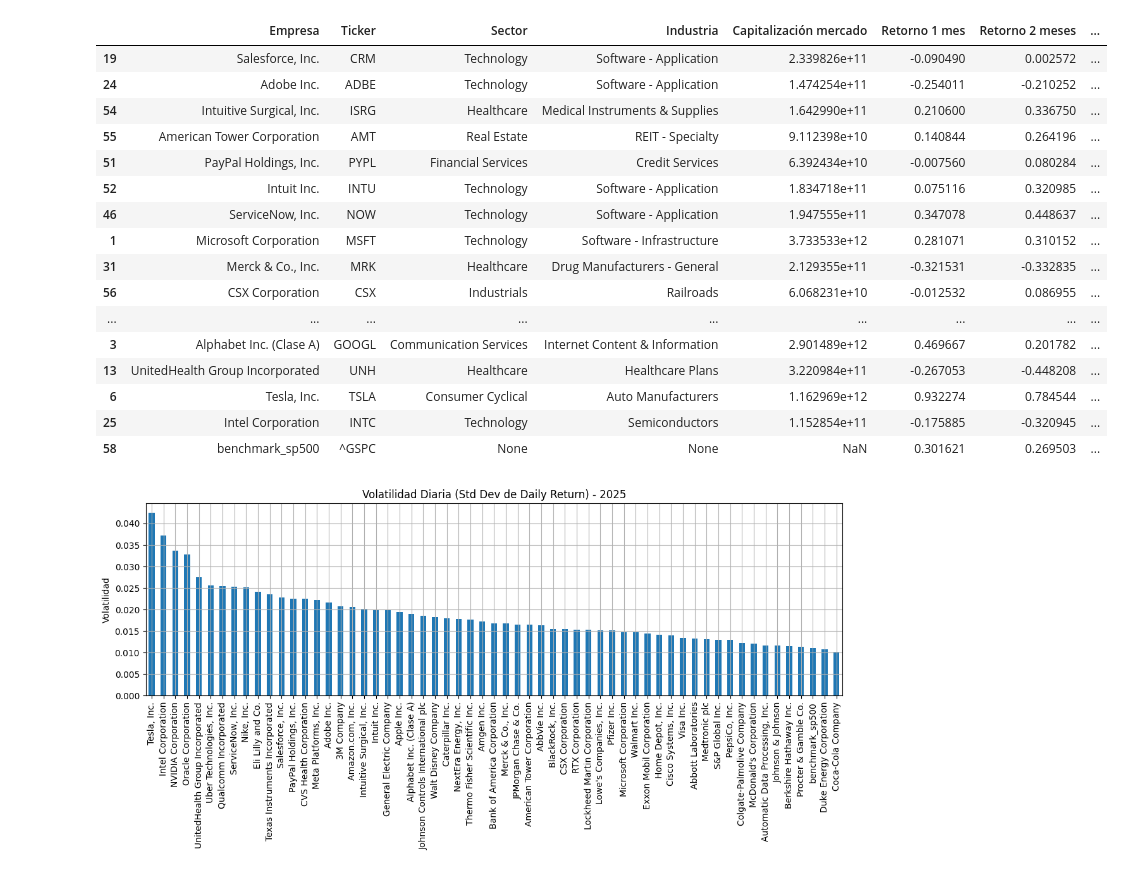
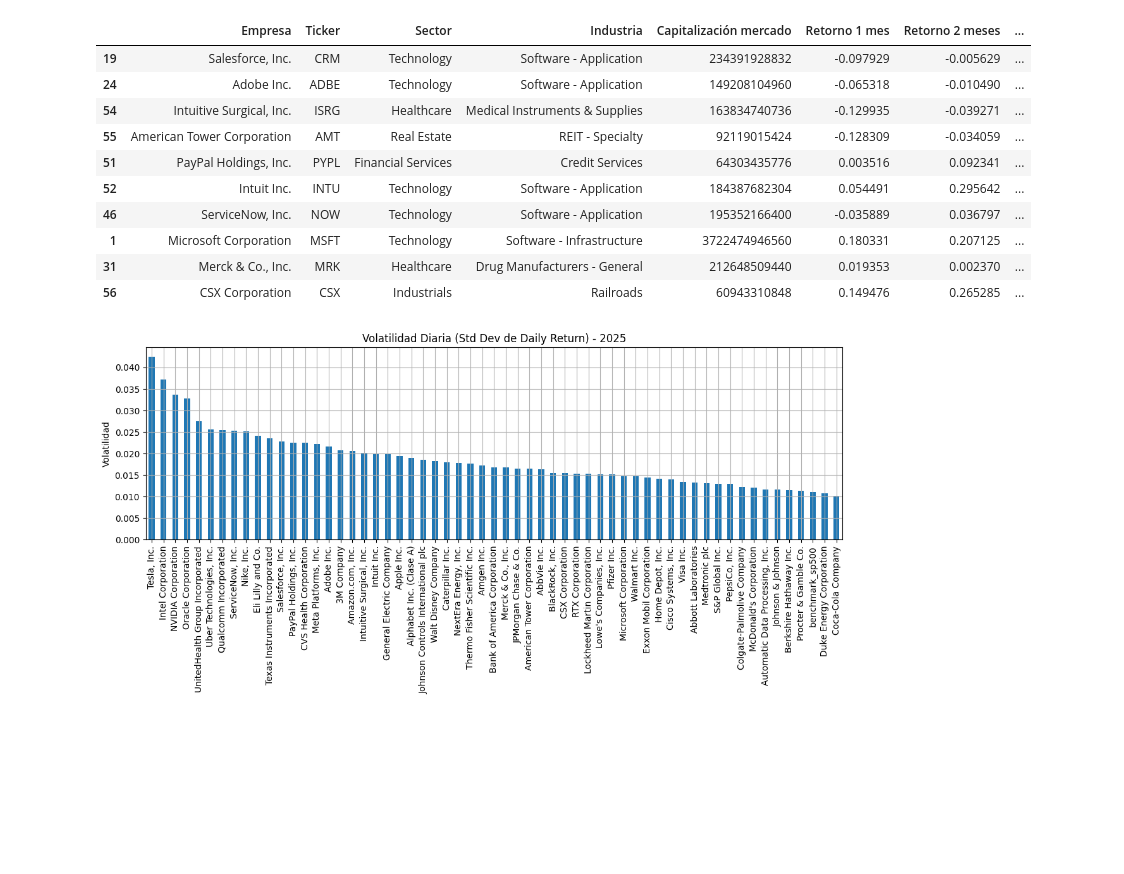
Before and after one commit to rafachem9/Python-for-Finance-and-Algorithmic-Trading-with-QuantConnect, a Jupyter notebook: stock_analysis.ipynb, the cells around one changed output. Saved outputs shown, nothing was run; the diff lists cells and outputs as text; code cells hidden in the pictures; blank space fills up the shorter version.

```diff
--- a/stock_analysis.ipynb
+++ b/stock_analysis.ipynb
@@ -141,23 +9,0 @@ CS1.PA
-# %%
-tickers = {
-    "IWDA.AS": "MSCI World",
-    "CSPX.AS": "S&P 500",
-    "CS1.PA": "IBEX 35",
-    "EUNK.DE": "Core MSCI Europe",
-    "LYP6.DE": "Stoxx Europe 600",
-}
-
-data_his = {}
-
-# Define a start date and End Date
-start = datetime(2025,5,1)
-end =  datetime(2025,9,11)
-
-for ticker in tickers:
-    name_ticker = tickers[ticker]
-    print(name_ticker)
-    data = yf.download(ticker, start , end)
-    data["Daily Return"] = data["Close"].pct_change(1)
-
-    data_his[name_ticker] = data
-    data["Cumulative Return"] = (1 + data["Daily Return"]).cumprod() - 1
@@ -175,15 +9,0 @@ Stoxx Europe 600
-# %%
-import matplotlib.pyplot as plt
-
-plt.figure(figsize=(14, 7))
-
-for ticker, data in data_his.items():
-    plt.plot(data.index, data["Cumulative Return"], label=ticker)
-
-plt.title("Precio de Cierre (Close) - 2025")
-plt.xlabel("Fecha")
-plt.ylabel("Precio de Cierre")
-plt.legend()
-plt.grid(True)
-plt.tight_layout()
-plt.show()
@@ -527,10 +275,10 @@ tickers_sp500 = {
     "AMT": "American Tower Corporation",
     "CSX": "CSX Corporation",
     "DUK": "Duke Energy Corporation",
-    "^GSPC": "benchmark_sp500",
 }
 
+bechmark_sp500 = call_yf_api_historic(start_period, end_period, '^GSPC')
 sp500_df = extraction_historic(start_period, end_period, tickers_sp500)
-sp500_analysed_df = analysis_stock_hist(sp500_df, tickers_sp500, 'benchmark_sp500')
+sp500_analysed_df = analysis_stock_hist(sp500_df, tickers_sp500, bechmark_sp500)
 # %% [output]
 [*********************100%***********************]  1 of 1 completed
@@ -541,23 +285,17 @@ sp500_analysed_df = analysis_stock_hist(sp500_df, tickers_sp500, 'benchmark_sp50
 # %%
-sp500_analysed_df
+sp500_analysed_df.head(10)
 # %% [output]
 |  | Empresa | Ticker | Sector | Industria | Capitalización mercado | Retorno 1 mes | Retorno 2 meses | ... |
-| 19 | Salesforce, Inc. | CRM | Technology | Software - Application | 2.339826e+11 | -0.090490 | 0.002572 | ... |
-| 24 | Adobe Inc. | ADBE | Technology | Software - Application | 1.474254e+11 | -0.254011 | -0.210252 | ... |
-| 54 | Intuitive Surgical, Inc. | ISRG | Healthcare | Medical Instruments & Supplies | 1.642990e+11 | 0.210600 | 0.336750 | ... |
-| 55 | American Tower Corporation | AMT | Real Estate | REIT - Specialty | 9.112398e+10 | 0.140844 | 0.264196 | ... |
-| 51 | PayPal Holdings, Inc. | PYPL | Financial Services | Credit Services | 6.392434e+10 | -0.007560 | 0.080284 | ... |
-| 52 | Intuit Inc. | INTU | Technology | Software - Application | 1.834718e+11 | 0.075116 | 0.320985 | ... |
-| 46 | ServiceNow, Inc. | NOW | Technology | Software - Application | 1.947555e+11 | 0.347078 | 0.448637 | ... |
-| 1 | Microsoft Corporation | MSFT | Technology | Software - Infrastructure | 3.733533e+12 | 0.281071 | 0.310152 | ... |
-| 31 | Merck & Co., Inc. | MRK | Healthcare | Drug Manufacturers - General | 2.129355e+11 | -0.321531 | -0.332835 | ... |
-| 56 | CSX Corporation | CSX | Industrials | Railroads | 6.068231e+10 | -0.012532 | 0.086955 | ... |
-| ... | ... | ... | ... | ... | ... | ... | ... | ... |
-| 3 | Alphabet Inc. (Clase A) | GOOGL | Communication Services | Internet Content & Information | 2.901489e+12 | 0.469667 | 0.201782 | ... |
-| 13 | UnitedHealth Group Incorporated | UNH | Healthcare | Healthcare Plans | 3.220984e+11 | -0.267053 | -0.448208 | ... |
-| 6 | Tesla, Inc. | TSLA | Consumer Cyclical | Auto Manufacturers | 1.162969e+12 | 0.932274 | 0.784544 | ... |
-| 25 | Intel Corporation | INTC | Technology | Semiconductors | 1.152854e+11 | -0.175885 | -0.320945 | ... |
-| 58 | benchmark_sp500 | ^GSPC | None | None | NaN | 0.301621 | 0.269503 | ... |
+| 19 | Salesforce, Inc. | CRM | Technology | Software - Application | 234391928832 | -0.097929 | -0.005629 | ... |
+| 24 | Adobe Inc. | ADBE | Technology | Software - Application | 149208104960 | -0.065318 | -0.010490 | ... |
+| 54 | Intuitive Surgical, Inc. | ISRG | Healthcare | Medical Instruments & Supplies | 163834740736 | -0.129935 | -0.039271 | ... |
+| 55 | American Tower Corporation | AMT | Real Estate | REIT - Specialty | 92119015424 | -0.128309 | -0.034059 | ... |
+| 51 | PayPal Holdings, Inc. | PYPL | Financial Services | Credit Services | 64303435776 | 0.003516 | 0.092341 | ... |
+| 52 | Intuit Inc. | INTU | Technology | Software - Application | 184387682304 | 0.054491 | 0.295642 | ... |
+| 46 | ServiceNow, Inc. | NOW | Technology | Software - Application | 195352166400 | -0.035889 | 0.036797 | ... |
+| 1 | Microsoft Corporation | MSFT | Technology | Software - Infrastructure | 3722474946560 | 0.180331 | 0.207125 | ... |
+| 31 | Merck & Co., Inc. | MRK | Healthcare | Drug Manufacturers - General | 212648509440 | 0.019353 | 0.002370 | ... |
+| 56 | CSX Corporation | CSX | Industrials | Railroads | 60943310848 | 0.149476 | 0.265285 | ... |
 # %%
 volatilities = {
     ticker: data["Daily Return"].std() for ticker, data in sp500_df.items()
```
Also changed, not shown: parts of 42 cells of this notebook, 2 other files.
